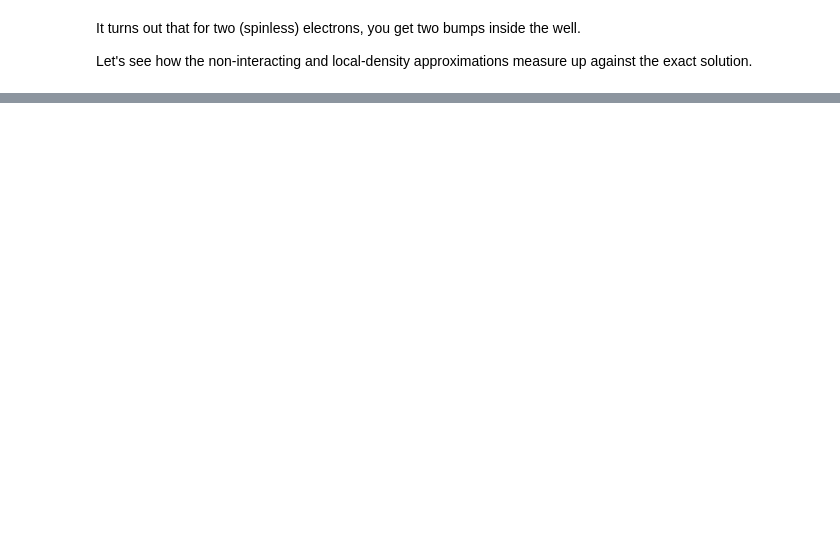
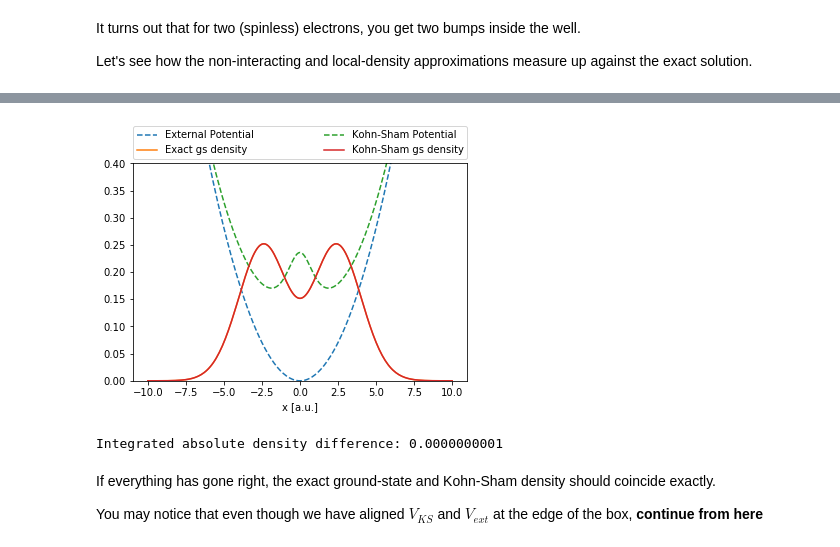
Before and after one commit to godby-group/idea-public, a Jupyter notebook: jupyter/01_well/well.ipynb, the cells around one changed output, grey strips where cells are left out. Drawn from its saved outputs; the diff is of its cells as text; code cells hidden in the pictures; blank space fills up the shorter version.

```diff
--- a/jupyter/01_well/well.ipynb
+++ b/jupyter/01_well/well.ipynb
@@ -130,0 +187,31 @@ yields the same density. Since we already know the exact $n(r)$, the task reduce
+# %%
+# re-plotting exact results from before
+plt.plot(x,results.ext.gs_ext_vxt,'--', label = "External Potential")
+plt.plot(x,results.ext.gs_ext_den, label = "Exact gs density")
+
+# align external and Kohn-Sham potential a the box edge
+vks = results_re.extre.gs_extre_vks
+vks += results.ext.gs_ext_vxt[0] - vks[0]
+
+# adding results from reverse-engineering
+plt.plot(x,vks,'--', label = "Kohn-Sham Potential")
+plt.plot(x,results_re.extre.gs_extre_den, label = "Kohn-Sham gs density")
+
+plt.xlabel("x [a.u.]")
+plt.ylim([0,0.4])
+plt.legend(bbox_to_anchor=(0., 1.02, 1., .102), loc=3,
+           ncol=2, mode="expand", borderaxespad=0.)
+plt.show()
+
+# computing the density-difference
+den_diff = np.abs(results.ext.gs_ext_den - results_re.extre.gs_extre_den)
+den_err = np.sum(den_diff) * pm.space.delta
+print("Integrated absolute density difference: {:.10f}".format(den_err))
+# %% [output]
+[figure, added]
+Integrated absolute density difference: 0.0000000001
+# %% [markdown]
+If everything has gone right, the exact ground-state and Kohn-Sham density should coincide exactly.
+
+You may notice that even though we have aligned $V_{KS}$ and $V_{ext}$ at the edge of the box,
+**continue from here**
```
Also changed, not shown: parts of 12 cells of this notebook, 5 other files.
